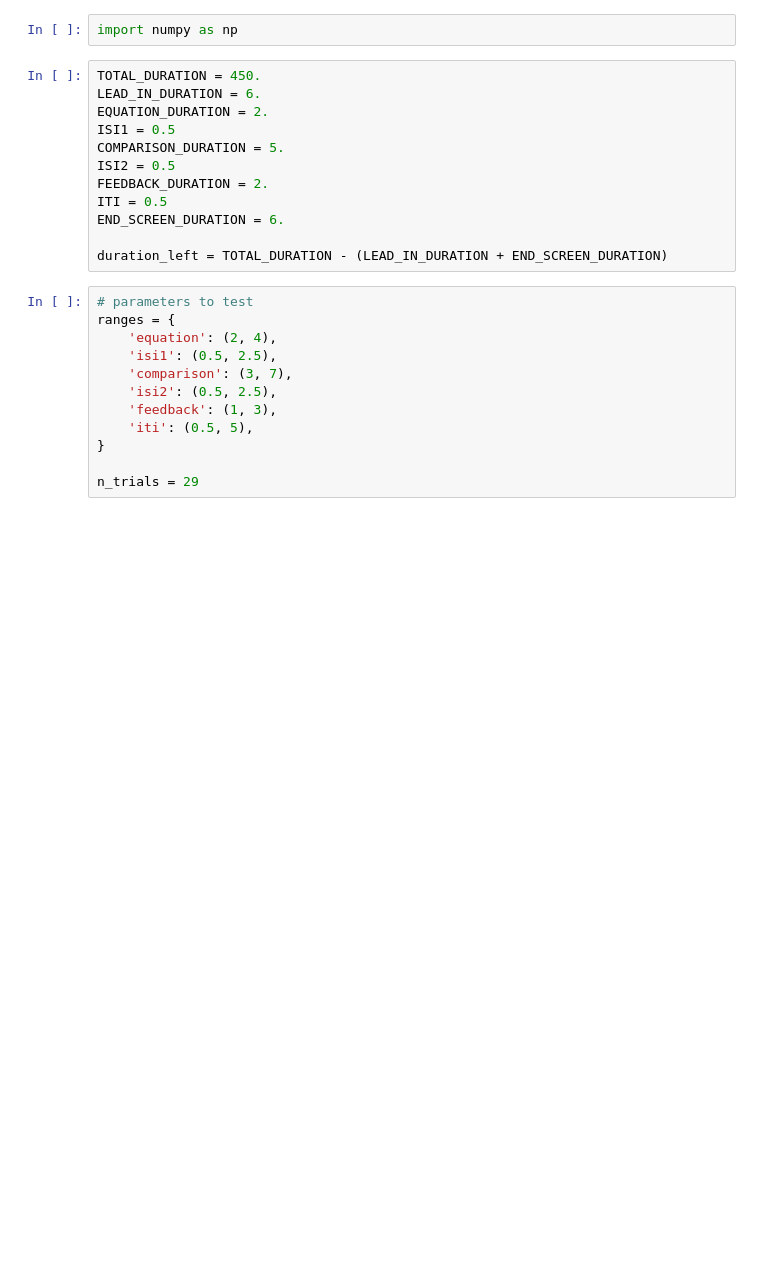
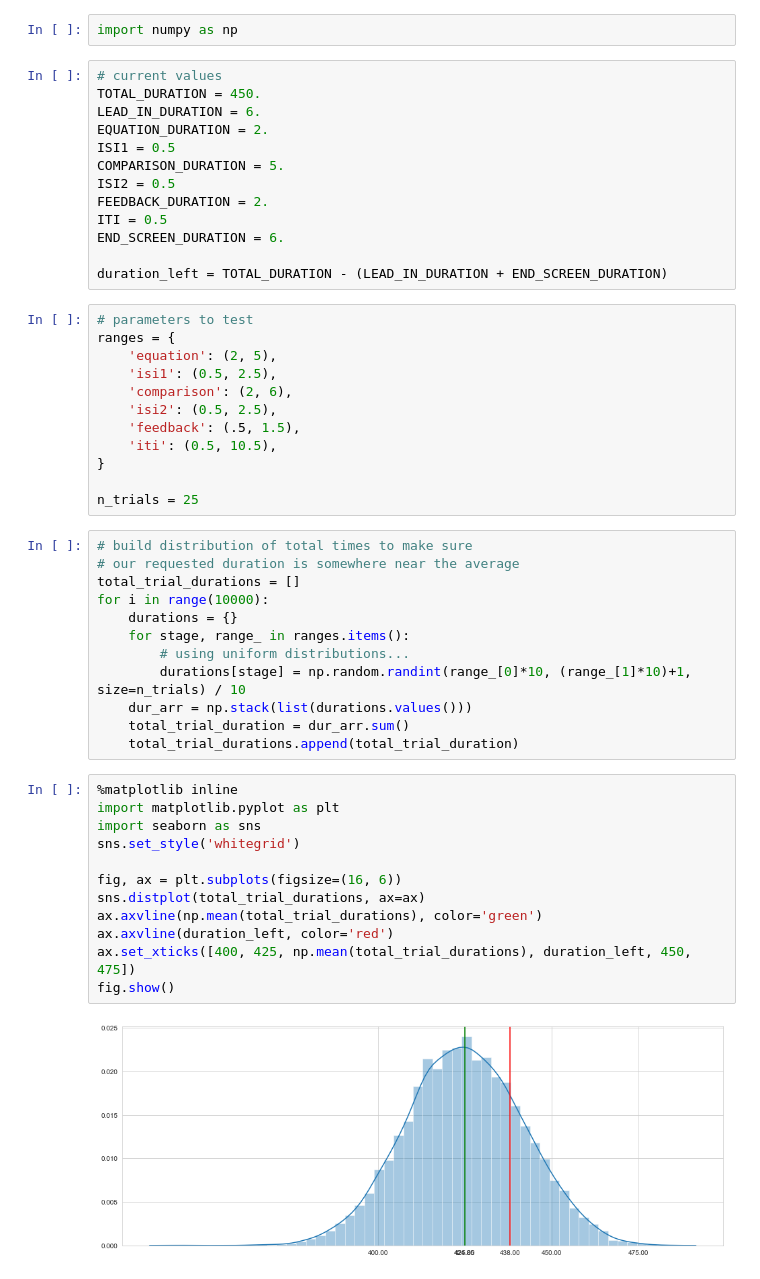
Before and after one commit to NBCLab/arithmetic-task, a Jupyter notebook: determine_timing.ipynb, the cells around one changed output. Cells and saved outputs as stored; diff of their text form; blank space fills up the shorter version.

```diff
--- a/determine_timing.ipynb
+++ b/determine_timing.ipynb
@@ -1,6 +1,7 @@
 # %%
 import numpy as np
 # %%
+# current values
 TOTAL_DURATION = 450.
 LEAD_IN_DURATION = 6.
 EQUATION_DURATION = 2.
@@ -15,14 +16,40 @@ duration_left = TOTAL_DURATION - (LEAD_IN_DURATION + END_SCREEN_DURATION)
 # %%
 # parameters to test
 ranges = {
-    'equation': (2, 4),
+    'equation': (2, 5),
     'isi1': (0.5, 2.5),
-    'comparison': (3, 7),
+    'comparison': (2, 6),
     'isi2': (0.5, 2.5),
-    'feedback': (1, 3),
-    'iti': (0.5, 5),
+    'feedback': (.5, 1.5),
+    'iti': (0.5, 10.5),
 }
 
-n_trials = 29
+n_trials = 25
+# %%
+# build distribution of total times to make sure
+# our requested duration is somewhere near the average
+total_trial_durations = []
+for i in range(10000):
+    durations = {}
+    for stage, range_ in ranges.items():
+        # using uniform distributions...
+        durations[stage] = np.random.randint(range_[0]*10, (range_[1]*10)+1, size=n_trials) / 10
+    dur_arr = np.stack(list(durations.values()))
+    total_trial_duration = dur_arr.sum()
+    total_trial_durations.append(total_trial_duration)
+# %%
+%matplotlib inline
+import matplotlib.pyplot as plt
+import seaborn as sns
+sns.set_style('whitegrid')
+
+fig, ax = plt.subplots(figsize=(16, 6))
+sns.distplot(total_trial_durations, ax=ax)
+ax.axvline(np.mean(total_trial_durations), color='green')
+ax.axvline(duration_left, color='red')
+ax.set_xticks([400, 425, np.mean(total_trial_durations), duration_left, 450, 475])
+fig.show()
+# %% [output]
+[figure, added]
 # %%
 c = 0
```
Also changed, not shown: parts of 6 cells of this notebook.
